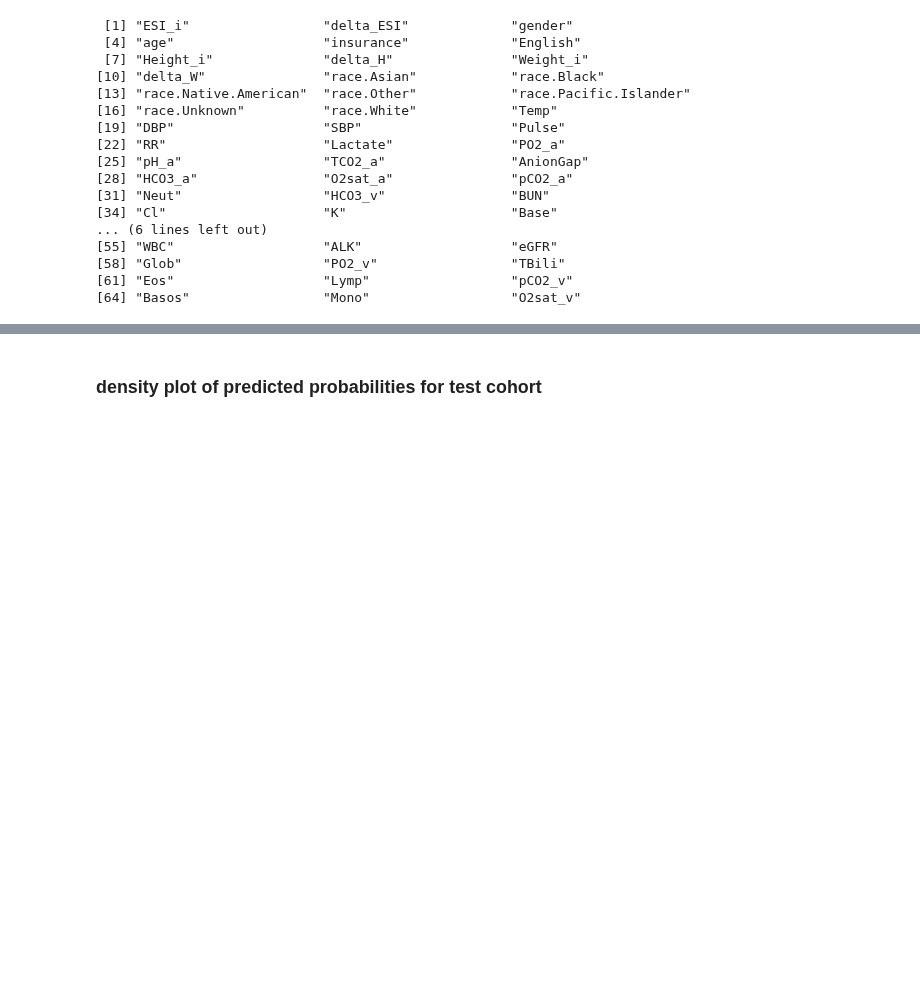
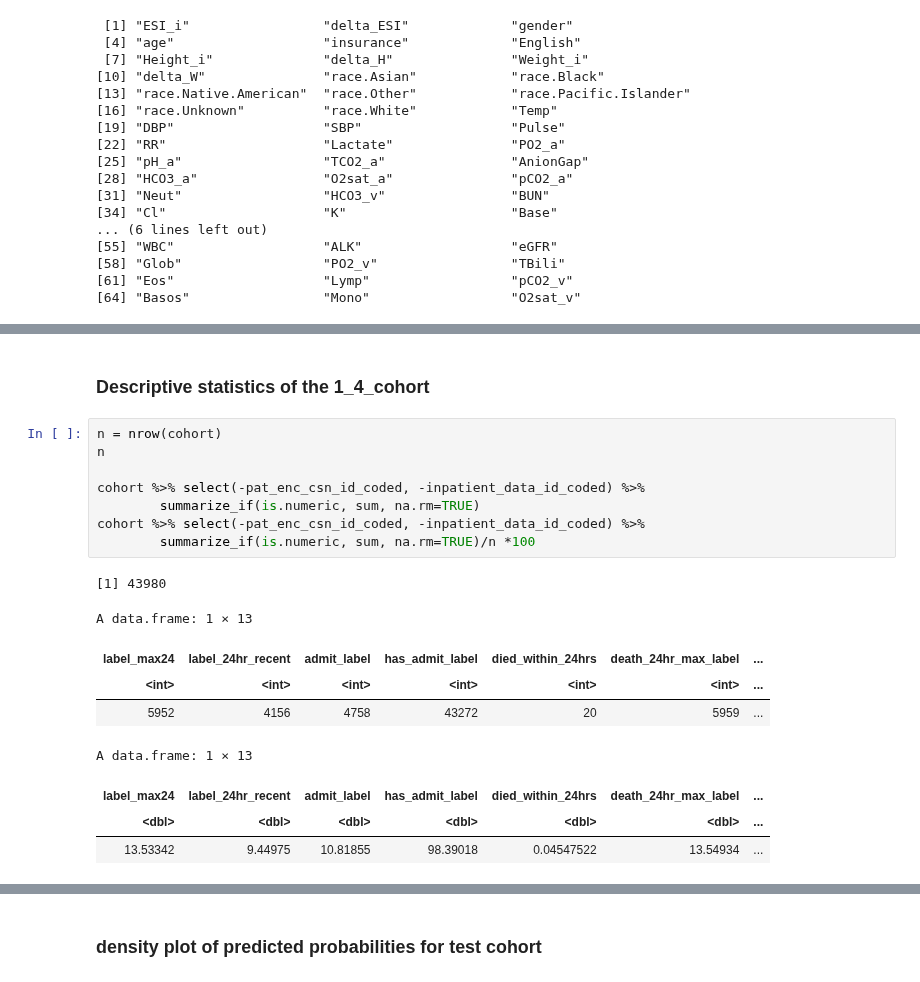
Before and after one commit to Minh084/TDA, a Jupyter notebook: 5_results_analysis/5.3_EDA_R.ipynb, the cells around one changed output, grey strips where cells are left out. Saved outputs shown, nothing was run; the diff lists cells and outputs as text; blank space fills up the shorter version.

```diff
--- a/5_results_analysis/5.3_EDA_R.ipynb
+++ b/5_results_analysis/5.3_EDA_R.ipynb
@@ -100,0 +123,20 @@ head(los)
+# %% [markdown]
+### Descriptive statistics of the 1_4_cohort
+# %%
+n = nrow(cohort)
+n
+
+cohort %>% select(-pat_enc_csn_id_coded, -inpatient_data_id_coded) %>%
+        summarize_if(is.numeric, sum, na.rm=TRUE)
+cohort %>% select(-pat_enc_csn_id_coded, -inpatient_data_id_coded) %>%
+        summarize_if(is.numeric, sum, na.rm=TRUE)/n *100
+# %% [output]
+[1] 43980
+A data.frame: 1 × 13
+| label_max24 | label_24hr_recent | admit_label | has_admit_label | died_within_24hrs | death_24hr_max_label | ... |
+| <int> | <int> | <int> | <int> | <int> | <int> | ... |
+| 5952 | 4156 | 4758 | 43272 | 20 | 5959 | ... |
+A data.frame: 1 × 13
+| label_max24 | label_24hr_recent | admit_label | has_admit_label | died_within_24hrs | death_24hr_max_label | ... |
+| <dbl> | <dbl> | <dbl> | <dbl> | <dbl> | <dbl> | ... |
+| 13.53342 | 9.44975 | 10.81855 | 98.39018 | 0.04547522 | 13.54934 | ... |
```
Also changed, not shown: parts of 36 cells of this notebook, 2 other files.
